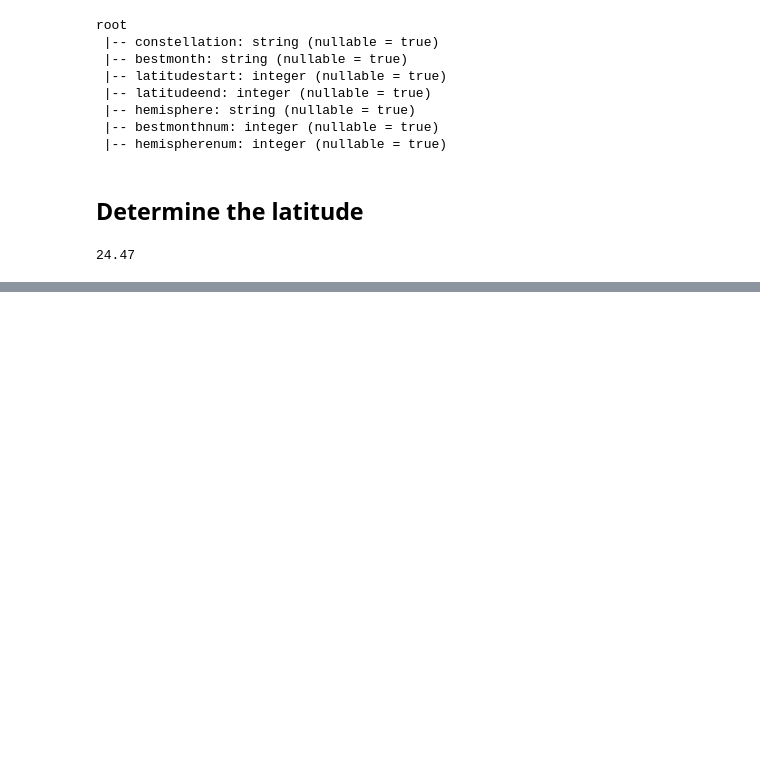
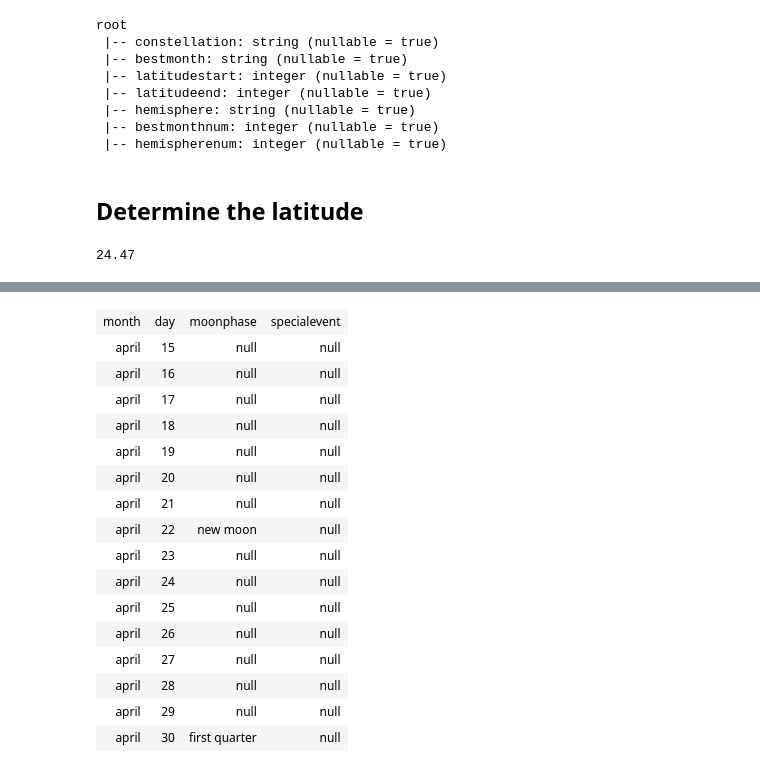
Before and after one commit to WhereDoIClick/TechProjects, a Jupyter notebook: meteor-showers/PySpark_meteor-showers.ipynb, the cells around one changed output, grey strips where cells are left out. Cells and saved outputs as stored; diff of their text form; code cells hidden in the pictures; blank space fills up the shorter version.

```diff
--- a/meteor-showers/PySpark_meteor-showers.ipynb
+++ b/meteor-showers/PySpark_meteor-showers.ipynb
@@ -574,0 +877,28 @@ print(predict_best_meteor_shower_viewing('Abu Dhabi'))
+# %%
+%%sparksql
+
+select *
+from dbBMeteorShowers.MoonPhases
+where month = 'april'
+and day >=15
+order by day
+--LIMIT 20
+;
+# %% [output]
+| month | day | moonphase | specialevent |
+| april | 15 | null | null |
+| april | 16 | null | null |
+| april | 17 | null | null |
+| april | 18 | null | null |
+| april | 19 | null | null |
+| april | 20 | null | null |
+| april | 21 | null | null |
+| april | 22 | new moon | null |
+| april | 23 | null | null |
+| april | 24 | null | null |
+| april | 25 | null | null |
+| april | 26 | null | null |
+| april | 27 | null | null |
+| april | 28 | null | null |
+| april | 29 | null | null |
+| april | 30 | first quarter | null |
```
Also changed, not shown: parts of 29 cells of this notebook, 1 other file.
